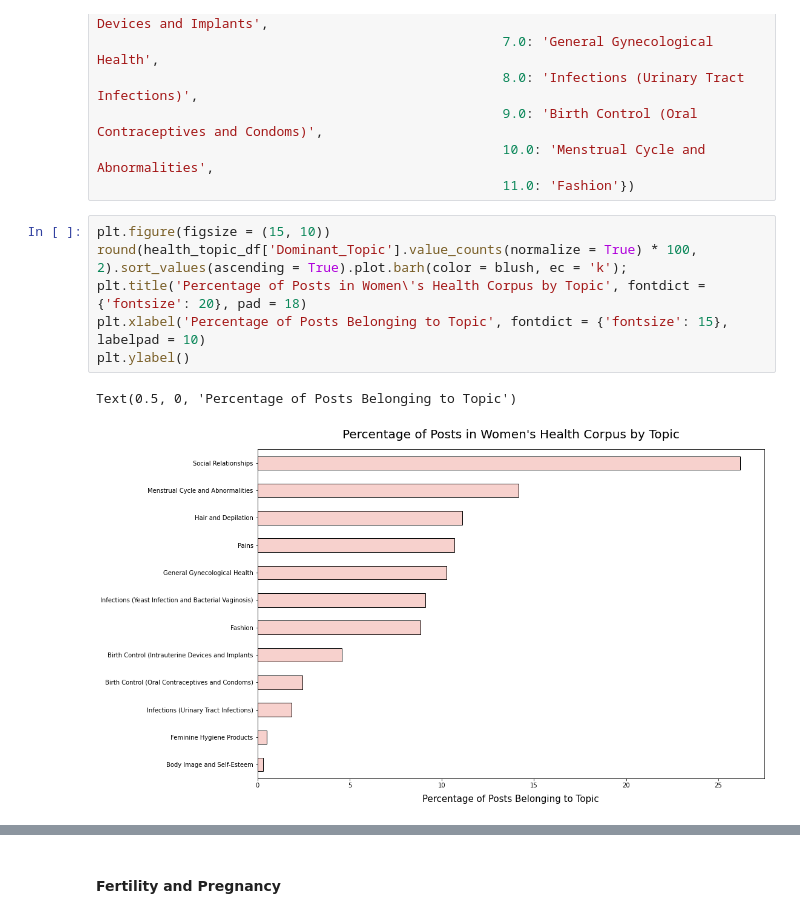
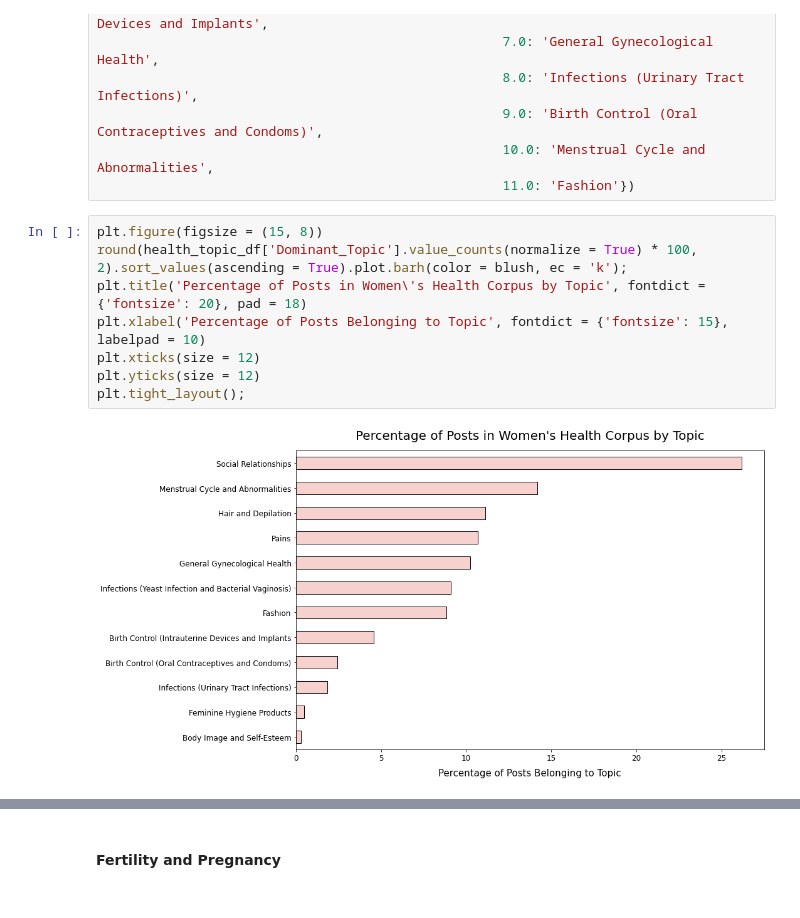
Before and after one commit to jlu90/Identifying-Womens-Health-Concerns, a Jupyter notebook: code/gensim_modeling.ipynb, the cells around one changed output, grey strips where cells are left out. Saved outputs shown, nothing was run; the diff lists cells and outputs as text.

Commit message:
health lda topics graph

```diff
--- a/code/gensim_modeling.ipynb
+++ b/code/gensim_modeling.ipynb
@@ -288,11 +288,12 @@ health_topic_df['Dominant_Topic'] = health_topic_df['Dominant_Topic'].map({0.0:
                                                     10.0: 'Menstrual Cycle and Abnormalities',
                                                     11.0: 'Fashion'})
 # %%
-plt.figure(figsize = (15, 10))
+plt.figure(figsize = (15, 8))
 round(health_topic_df['Dominant_Topic'].value_counts(normalize = True) * 100, 2).sort_values(ascending = True).plot.barh(color = blush, ec = 'k');
 plt.title('Percentage of Posts in Women\'s Health Corpus by Topic', fontdict = {'fontsize': 20}, pad = 18)
 plt.xlabel('Percentage of Posts Belonging to Topic', fontdict = {'fontsize': 15}, labelpad = 10)
-plt.ylabel()
+plt.xticks(size = 12)
+plt.yticks(size = 12)
+plt.tight_layout();
 # %% [output]
-Text(0.5, 0, 'Percentage of Posts Belonging to Topic')
-[figure, old version]
+[figure, new version]
```
Also changed, not shown: parts of 1 cell of this notebook.
